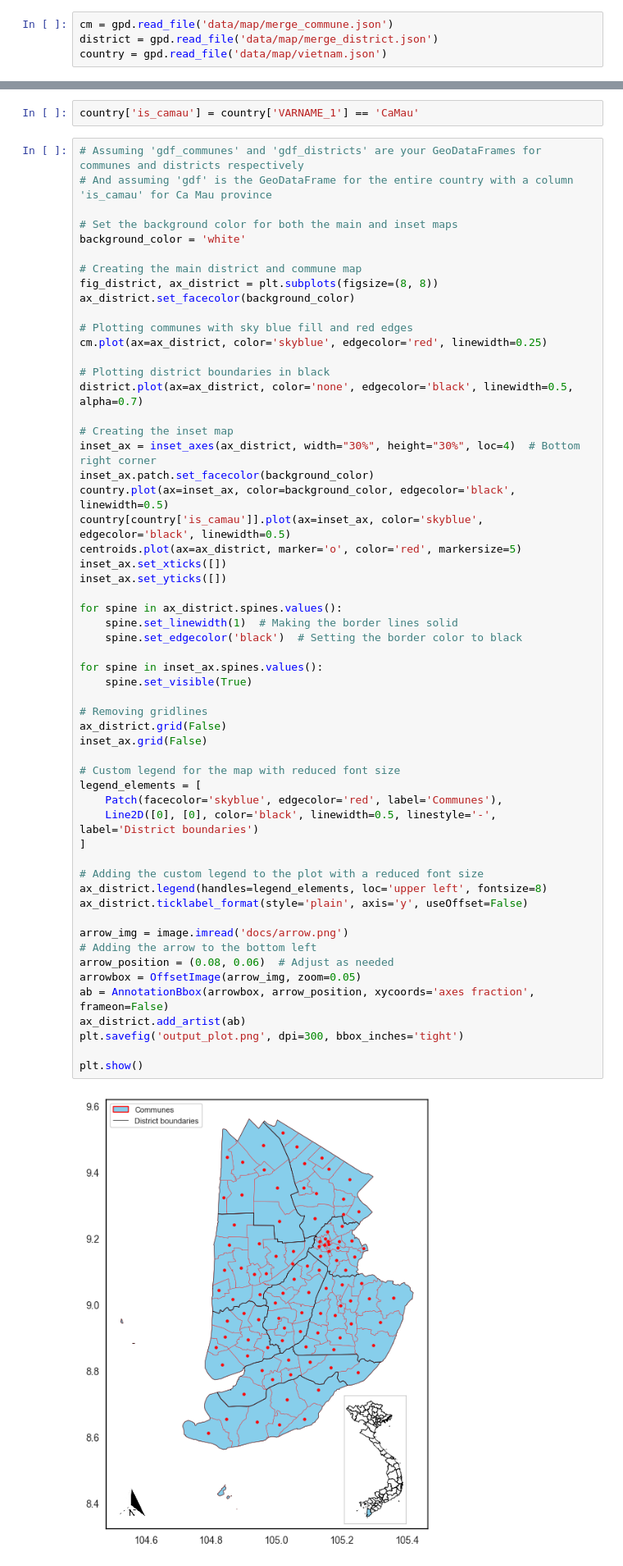
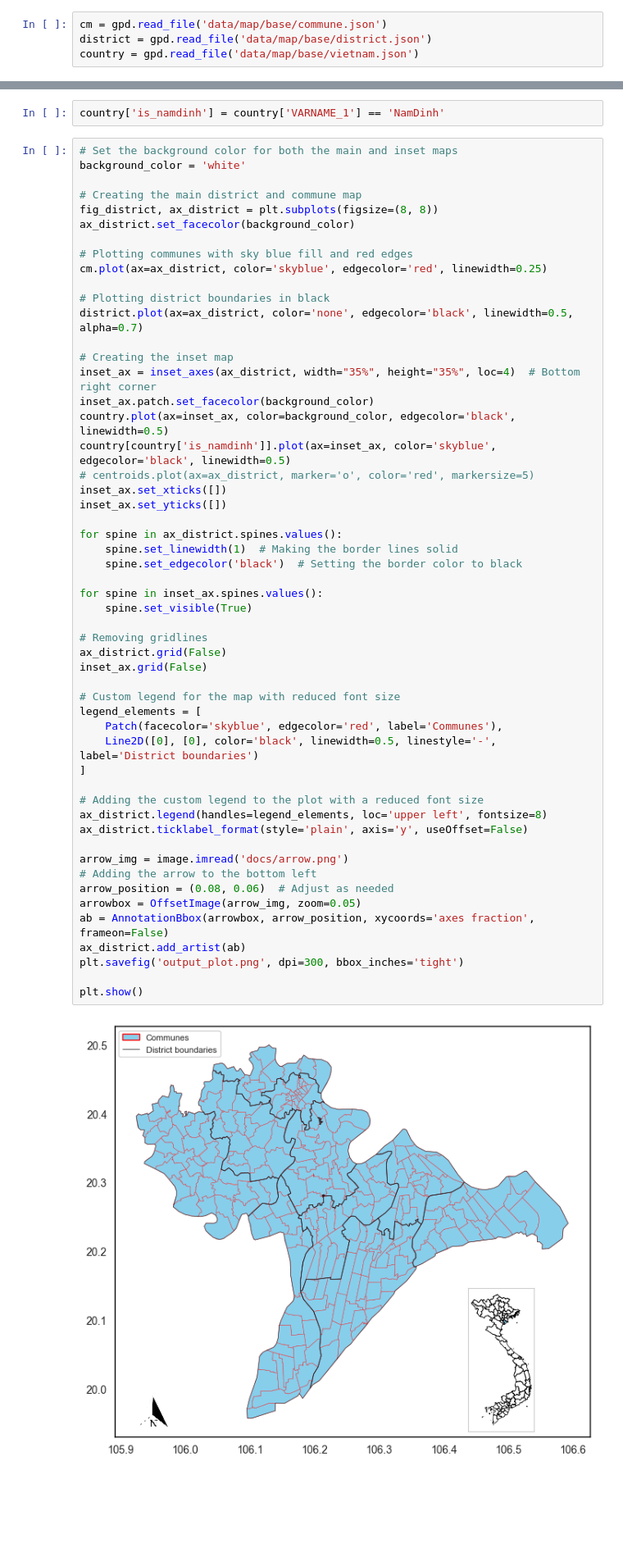
Before and after one commit to longbui/sptb, a Jupyter notebook: analysis.ipynb, the cells around one changed output, grey strips where cells are left out. Shown at 82% size. Drawn from its saved outputs; the diff is of its cells as text; blank space fills up the shorter version.

```diff
--- a/analysis.ipynb
+++ b/analysis.ipynb
@@ -12,9 +14,9 @@ from matplotlib.offsetbox import OffsetImage, AnnotationBbox
 
 sns.set_style("whitegrid")
 # %%
-cm = gpd.read_file('data/map/merge_commune.json')
-district = gpd.read_file('data/map/merge_district.json')
-country = gpd.read_file('data/map/vietnam.json')
+cm = gpd.read_file('data/map/base/commune.json')
+district = gpd.read_file('data/map/base/district.json')
+country = gpd.read_file('data/map/base/vietnam.json')
 # %%
 cm = cm.to_crs(epsg=32648)
 district = district.to_crs(epsg=32648)
@@ -28,11 +30,8 @@ district = district.to_crs(epsg=4326)
 country = country.to_crs(epsg=4326)
 centroids = centroids.to_crs(epsg=4326)
 # %%
-country['is_camau'] = country['VARNAME_1'] == 'CaMau'
+country['is_namdinh'] = country['VARNAME_1'] == 'NamDinh'
 # %%
-# Assuming 'gdf_communes' and 'gdf_districts' are your GeoDataFrames for communes and districts respectively
-# And assuming 'gdf' is the GeoDataFrame for the entire country with a column 'is_camau' for Ca Mau province
-
 # Set the background color for both the main and inset maps
 background_color = 'white'
 
@@ -47,11 +46,11 @@ cm.plot(ax=ax_district, color='skyblue', edgecolor='red', linewidth=0.25)
 district.plot(ax=ax_district, color='none', edgecolor='black', linewidth=0.5, alpha=0.7)
 
 # Creating the inset map
-inset_ax = inset_axes(ax_district, width="30%", height="30%", loc=4)  # Bottom right corner
+inset_ax = inset_axes(ax_district, width="35%", height="35%", loc=4)  # Bottom right corner
 inset_ax.patch.set_facecolor(background_color)
 country.plot(ax=inset_ax, color=background_color, edgecolor='black', linewidth=0.5)
-country[country['is_camau']].plot(ax=inset_ax, color='skyblue', edgecolor='black', linewidth=0.5)
-centroids.plot(ax=ax_district, marker='o', color='red', markersize=5)
+country[country['is_namdinh']].plot(ax=inset_ax, color='skyblue', edgecolor='black', linewidth=0.5)
+# centroids.plot(ax=ax_district, marker='o', color='red', markersize=5)
 inset_ax.set_xticks([])
 inset_ax.set_yticks([])
 
@@ -59,31 +58,31 @@ for spine in ax_district.spines.values():
     spine.set_linewidth(1)  # Making the border lines solid
     spine.set_edgecolor('black')  # Setting the border color to black
 
 for spine in inset_ax.spines.values():
     spine.set_visible(True)
 
 # Removing gridlines
 ax_district.grid(False)
 inset_ax.grid(False)
 
 # Custom legend for the map with reduced font size
 legend_elements = [
     Patch(facecolor='skyblue', edgecolor='red', label='Communes'),
     Line2D([0], [0], color='black', linewidth=0.5, linestyle='-', label='District boundaries')
 ]
 
 # Adding the custom legend to the plot with a reduced font size
 ax_district.legend(handles=legend_elements, loc='upper left', fontsize=8)
 ax_district.ticklabel_format(style='plain', axis='y', useOffset=False)
 
 arrow_img = image.imread('docs/arrow.png')
 # Adding the arrow to the bottom left
 arrow_position = (0.08, 0.06)  # Adjust as needed
 arrowbox = OffsetImage(arrow_img, zoom=0.05)
 ab = AnnotationBbox(arrowbox, arrow_position, xycoords='axes fraction', frameon=False)
 ax_district.add_artist(ab)
 plt.savefig('output_plot.png', dpi=300, bbox_inches='tight')
 
 plt.show()
 # %% [output]
-[figure, old version]
+[figure, new version]
```
Also changed, not shown: parts of 4 cells of this notebook, 34 other files.
